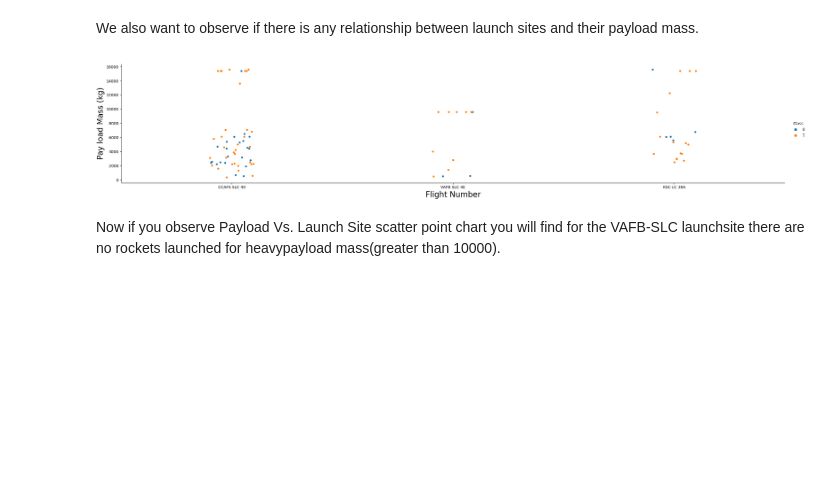
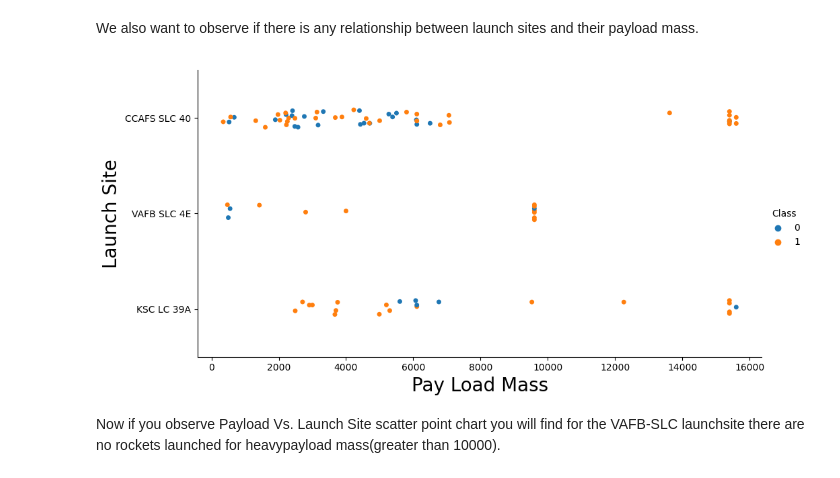
Before and after one commit to jwankors/Applied_Data_Science_Capstone, a Jupyter notebook: 5. jupyter-labs-eda-dataviz.ipynb.jupyterlite.ipynb, the cells around one changed output. Drawn from its saved outputs; the diff is of its cells as text; code cells hidden in the pictures; blank space fills up the shorter version.

```diff
--- a/5. jupyter-labs-eda-dataviz.ipynb.jupyterlite.ipynb
+++ b/5. jupyter-labs-eda-dataviz.ipynb.jupyterlite.ipynb
@@ -104,12 +104,12 @@ Now try to explain the patterns you found in the Flight Number vs. Launch Site s
 We also want to observe if there is any relationship between launch sites and their payload mass.
 # %%
 # Plot a scatter point chart with x axis to be Pay Load Mass (kg) and y axis to be the launch site, and hue to be the class value
-sns.catplot(y="PayloadMass", x="LaunchSite", hue="Class", data=df, aspect = 5)
-plt.xlabel("Flight Number",fontsize=20)
-plt.ylabel("Pay load Mass (kg)",fontsize=20)
+sns.catplot(x="PayloadMass", y="LaunchSite", hue="Class", data=df, aspect = 2)
+plt.xlabel("Pay Load Mass",fontsize=20)
+plt.ylabel("Launch Site",fontsize=20)
 plt.show()
 # %% [output]
-[figure, old version]
+[figure, new version]
 # %% [markdown]
 Now if you observe Payload Vs. Launch Site scatter point chart you will find for the VAFB-SLC  launchsite there are no  rockets  launched for  heavypayload mass(greater than 10000).
 # %%
```
Also changed, not shown: parts of 3 cells of this notebook.
